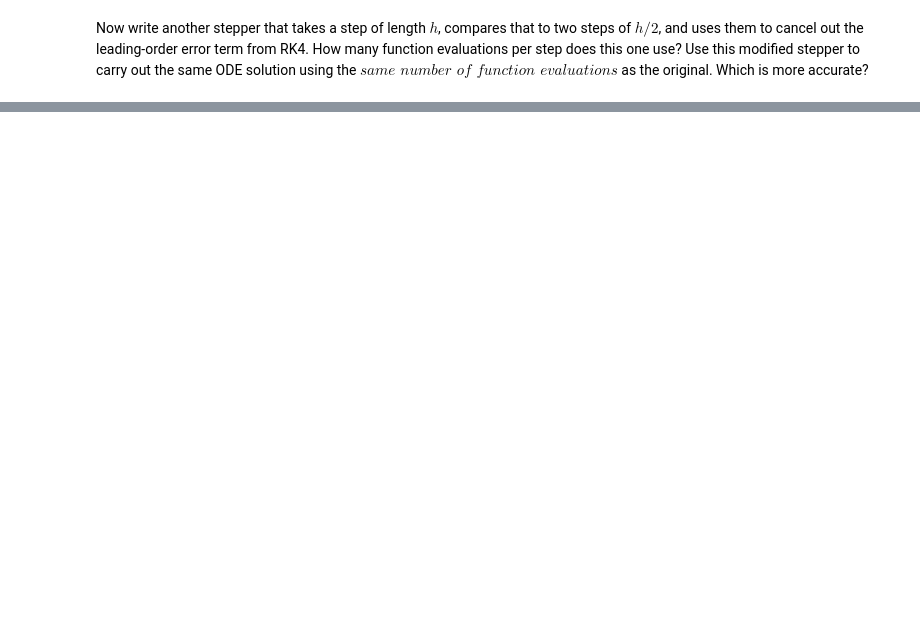
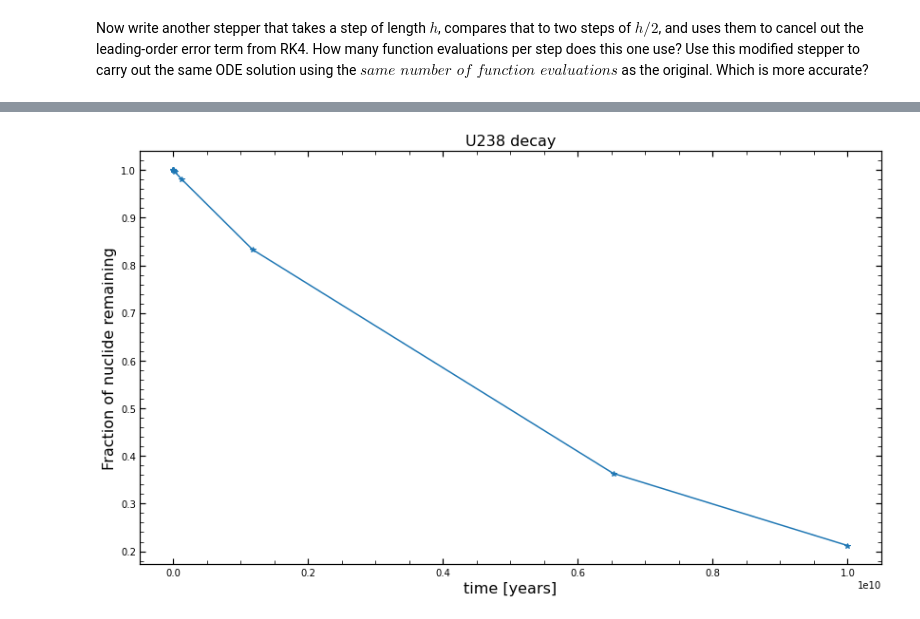
Before and after one commit to kenj19/PHYS512, a Jupyter notebook: PS3/ps3.ipynb, the cells around one changed output, grey strips where cells are left out. Saved outputs shown, nothing was run; the diff lists cells and outputs as text; code cells hidden in the pictures; blank space fills up the shorter version.

```diff
--- a/PS3/ps3.ipynb
+++ b/PS3/ps3.ipynb
@@ -52,0 +99,21 @@ print(h*np.sum(yy))
+# %%
+# Make list with half-lives of different nuclides (in years)
+
+half_lives = [4.468e9, 24.10/365, 6.70/ 24 /365, 245500, 75380, 1600, 38235/365, 3.10/60/24/365, 26.8/60/24/365,
+             19.9/60/24/365, 164.3*1e-6 /60/60/24/365, 22.3, 5015, 138.376/365]
+
+# Define function for the decay of a multiple nuclides
+
+def decay(t, N, half_life=half_lives):
+
+    dNdt = np.zeros(len(half_life)+1)
+    A = np.log(2) # constant for half-life
+
+    for i in range(len(dNdt)): # iterate through nuclide decays
+        if i == 0:
+            dNdt[0] = -A*N[0]/half_life[0] # first decay
+        elif i == (len(half_life)):
+            dNdt[-1] = A*N[-2]/half_life[-2] # last decay
+        else:
+            dNdt[i] = A*(N[i-1]/half_life[i-1] - N[i]/half_life[i])
+    return dNdt
@@ -52,0 +122,16 @@ print(h*np.sum(yy))
+# %%
+# Define the starting point, where we have pure U238, set to 1 for simplicity
+
+zeros = np.zeros(len(half_lives)+1)
+zeros[0] = 1
+N0 = zeros
+t0,t1 = 0, 1e10 # time interval bounds
+
+ans_stiff = integrate.solve_ivp(decay,[t0, t1], N0, method='Radau')
+fig, ax = plt.subplots(figsize=[14, 8])
+ax.plot(ans_stiff.t, ans_stiff.y[0,:], '*-')
+ax.set_ylabel('Fraction of nuclide remaining', fontsize=16)
+ax.set_xlabel('time [years]', fontsize=16)
+ax.set_title('U238 decay', fontsize=16);
+# %% [output]
+[figure, added]
```
Also changed, not shown: parts of 19 cells of this notebook, 1 other file.
